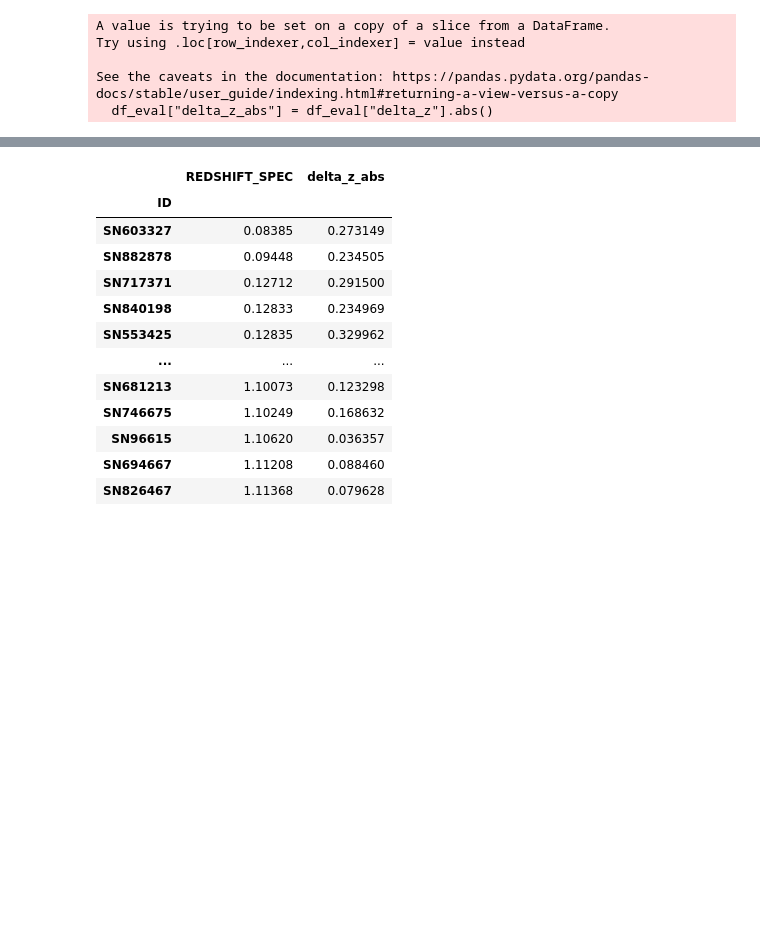
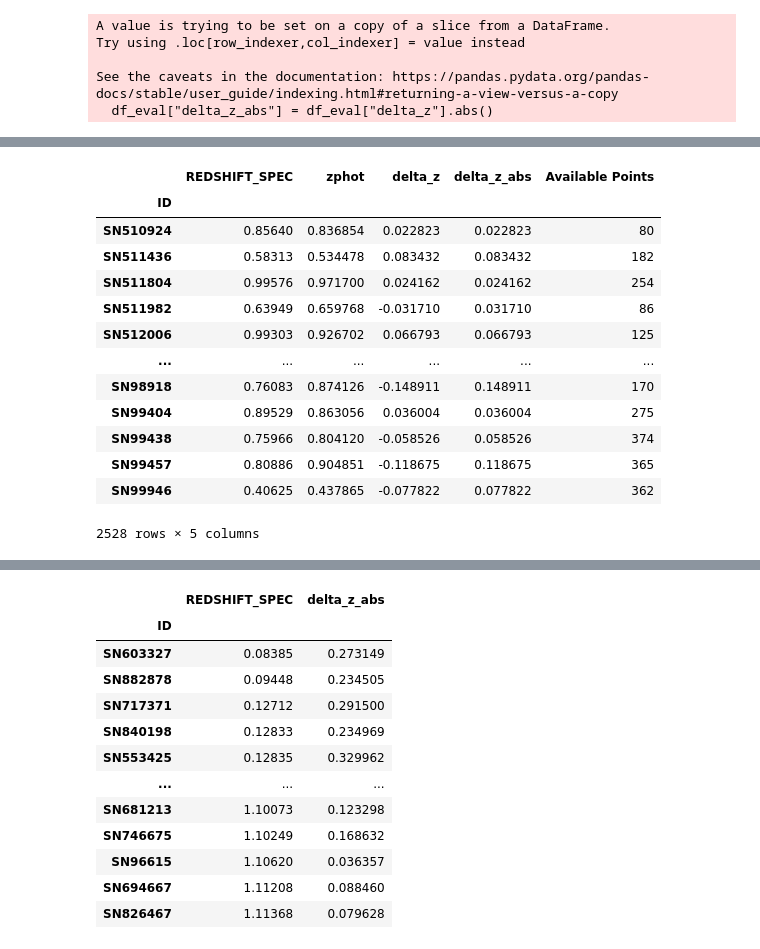
Before and after one commit to FelipeMFO/photometric-redshift-prediction, a Jupyter notebook: notebooks/evaluating/autoML_z-deltaz.ipynb, the cells around one changed output, grey strips where cells are left out. Drawn from its saved outputs; the diff is of its cells as text; code cells hidden in the pictures; blank space fills up the shorter version.

```diff
--- a/notebooks/evaluating/autoML_z-deltaz.ipynb
+++ b/notebooks/evaluating/autoML_z-deltaz.ipynb
@@ -140,0 +202,17 @@ df_dz.sort_values("REDSHIFT_SPEC")[["REDSHIFT_SPEC", "delta_z_abs"]].plot("REDSH
+# %%
+df_dz
+# %% [output]
+|  | REDSHIFT_SPEC | zphot | delta_z | delta_z_abs | Available Points |
+| ID |  |  |  |  |  |
+| SN510924 | 0.85640 | 0.836854 | 0.022823 | 0.022823 | 80 |
+| SN511436 | 0.58313 | 0.534478 | 0.083432 | 0.083432 | 182 |
+| SN511804 | 0.99576 | 0.971700 | 0.024162 | 0.024162 | 254 |
+| SN511982 | 0.63949 | 0.659768 | -0.031710 | 0.031710 | 86 |
+| SN512006 | 0.99303 | 0.926702 | 0.066793 | 0.066793 | 125 |
+| ... | ... | ... | ... | ... | ... |
+| SN98918 | 0.76083 | 0.874126 | -0.148911 | 0.148911 | 170 |
+| SN99404 | 0.89529 | 0.863056 | 0.036004 | 0.036004 | 275 |
+| SN99438 | 0.75966 | 0.804120 | -0.058526 | 0.058526 | 374 |
+| SN99457 | 0.80886 | 0.904851 | -0.118675 | 0.118675 | 365 |
+| SN99946 | 0.40625 | 0.437865 | -0.077822 | 0.077822 | 362 |
+2528 rows × 5 columns
```
Also changed, not shown: parts of 10 cells of this notebook, 3 other files.
